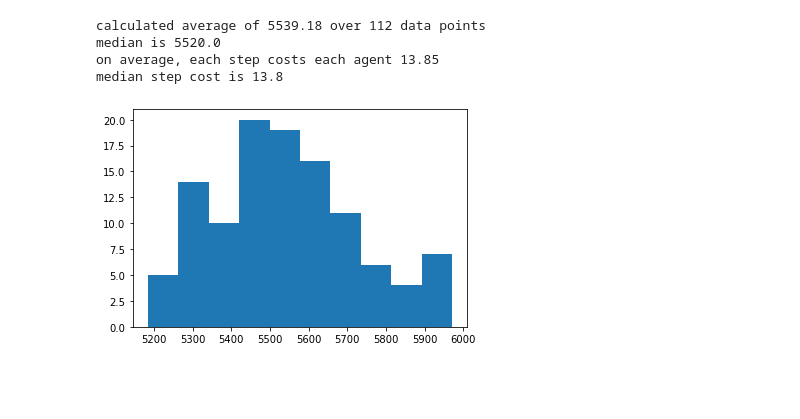
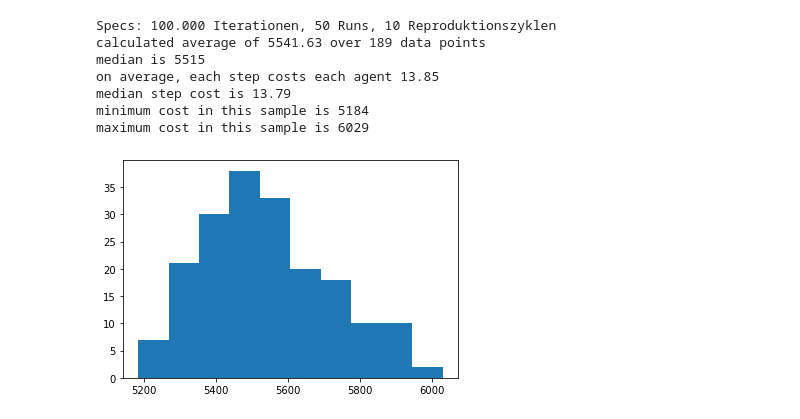
Before and after one commit to Caroline-Thies/Agentensysteme, a Jupyter notebook: analysis.ipynb, the cells around one changed output. Drawn from its saved outputs; the diff is of its cells as text; code cells hidden in the pictures; blank space fills up the shorter version.

```diff
--- a/analysis.ipynb
+++ b/analysis.ipynb
@@ -5,24 +5,34 @@ import json
 # %%
 best_costs = [5726, 5899, 5737, 5528, 5398, 5333, 5727, 5483, 5273, 5505, 5556, 5610, 5612, 5595, 5417, 5527, 5444, 5431, 5241, 5516,
 5676, 5513, 5320, 5422, 5663, 5298, 5505, 5376, 5467, 5904, 5541, 5233, 5291, 5612, 5616, 5474, 5832, 5340, 5286, 5188, 5669, 5576, 5334, 5511,
 5484, 5679, 5468, 5706, 5562, 5596, 5297, 5710, 5595, 5436, 5692, 5430, 5660, 5646, 5410, 5590, 5613, 5594, 5294, 5631, 5524, 5376, 5920, 5265,
 5469, 5460, 5502, 5533, 5388, 5571, 5353, 5597, 5840, 5539, 5482, 5622, 5494, 5467, 5257, 5509, 5585, 5488, 5770, 5550, 5773, 5378, 5473, 5431,
-5738, 5807, 5826, 5806, 5458, 5279, 5943, 5326, 5184, 5852, 5704, 5282, 5905, 5576, 5469, 5420, 5932, 5603, 5971, 5393]
+5738, 5807, 5826, 5806, 5458, 5279, 5943, 5326, 5184, 5852, 5704, 5282, 5905, 5576, 5469, 5420, 5932, 5603, 5971, 5393, 5336, 5541, 5415, 5384,
+5473, 5888, 5690, 5440, 5346, 5723, 5548, 5502, 5408, 5541, 5613, 5345, 5683, 5609, 6029, 5474, 5346, 5377, 5365, 5769, 5290, 5561, 5418, 5512,
+5564, 5421, 5605, 5713, 5404, 5515, 5816, 5373, 5793, 5355, 5814, 5427, 5686, 5918, 5560, 5442, 5569, 5691, 5456, 5931, 5638, 5510, 5536, 5481,
+5327, 5693, 5523, 5785, 5900, 5396, 5316, 5384, 5742, 5476, 5387, 5509, 5652, 5515, 5484, 5488, 5602, 5256, 5343, 5579, 5751, 5443, 5532, 5699,
+5354]
 best_costs_len = len(best_costs)
 best_costs_avg = round(sum(best_costs)/best_costs_len, ndigits=2)
 average_cost_point = best_costs_avg / 400
+print("Specs: 100.000 Iterationen, 50 Runs, 10 Reproduktionszyklen")
 print("calculated average of", best_costs_avg, "over", best_costs_len, "data points")
 print("median is", statistics.median(best_costs))
 print("on average, each step costs each agent", round(average_cost_point, ndigits=2))
 print("median step cost is", round(statistics.median(best_costs)/400, ndigits=2))
+print("minimum cost in this sample is", min(best_costs))
+print("maximum cost in this sample is", max(best_costs))
 plt.hist(best_costs)
 plt.show()
 # %% [output]
-calculated average of 5539.18 over 112 data points
-median is 5520.0
+Specs: 100.000 Iterationen, 50 Runs, 10 Reproduktionszyklen
+calculated average of 5541.63 over 189 data points
+median is 5515
 on average, each step costs each agent 13.85
-median step cost is 13.8
+median step cost is 13.79
+minimum cost in this sample is 5184
+maximum cost in this sample is 6029
-[figure, old version]
+[figure, new version]
 # %%
 f = open('data.json')
 data = json.load(f)
```
Also changed, not shown: parts of 1 cell of this notebook, 4 other files.
